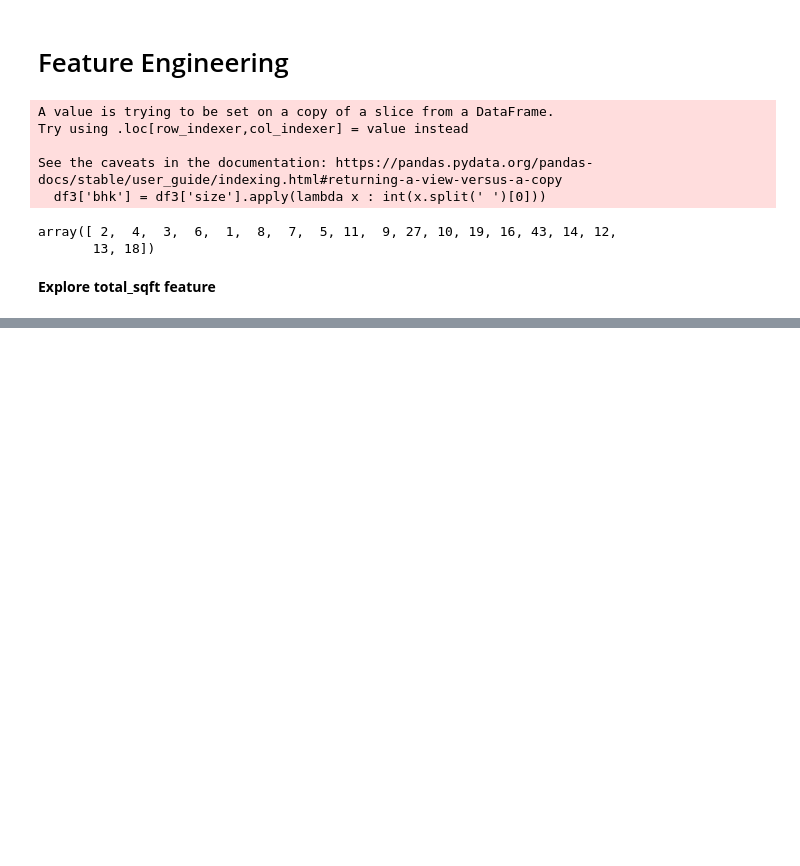
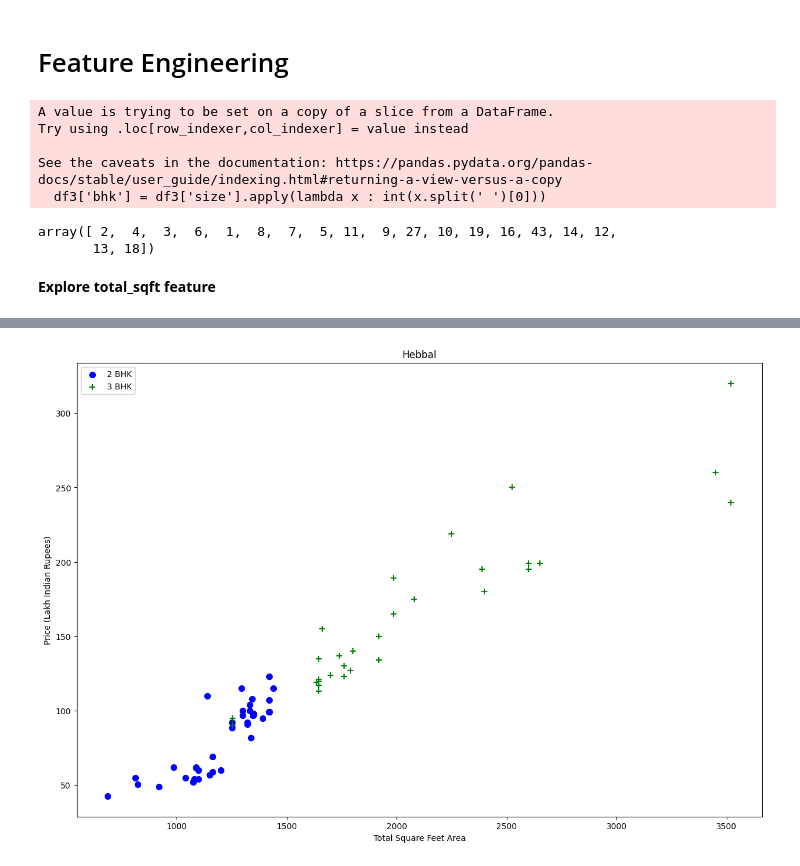
Before and after one commit to jucXie/House_price_prediction, a Jupyter notebook: bangalore-house-price/house-price-prediction.ipynb, the cells around one changed output, grey strips where cells are left out. Saved outputs shown, nothing was run; the diff lists cells and outputs as text; code cells hidden in the pictures; blank space fills up the shorter version.

```diff
--- a/bangalore-house-price/house-price-prediction.ipynb
+++ b/bangalore-house-price/house-price-prediction.ipynb
@@ -101,0 +379,4 @@ False
+# %%
+plot_scatter_chart(df8,"Hebbal")
+# %% [output]
+[figure, added]
```
Also changed, not shown: parts of 79 cells of this notebook, 4 other files.
